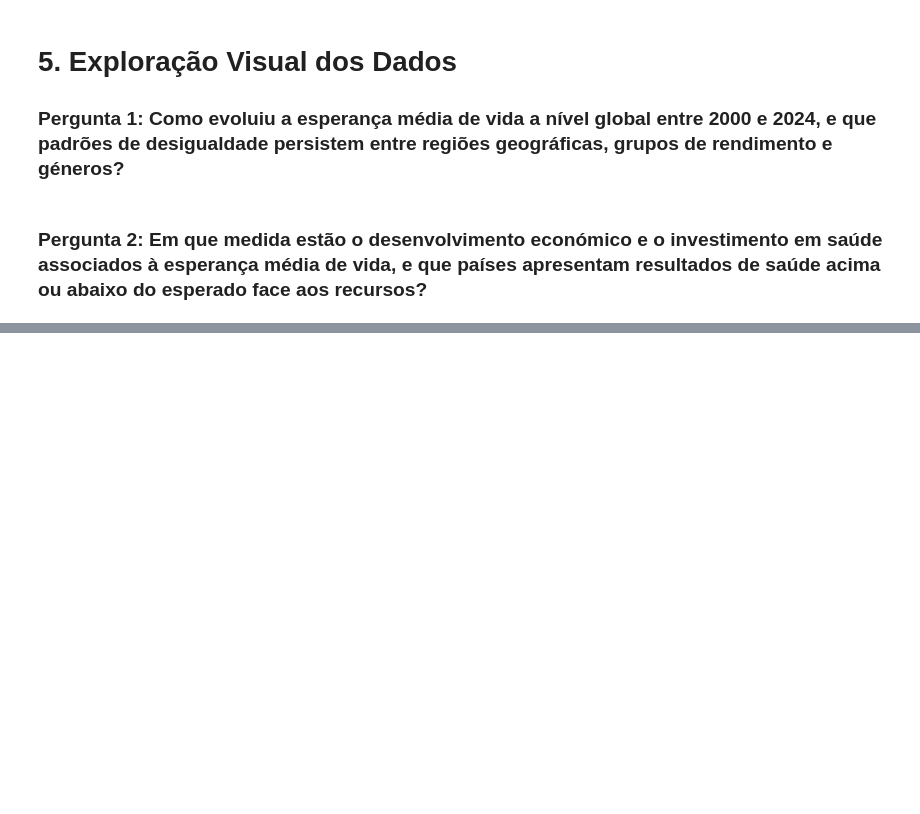
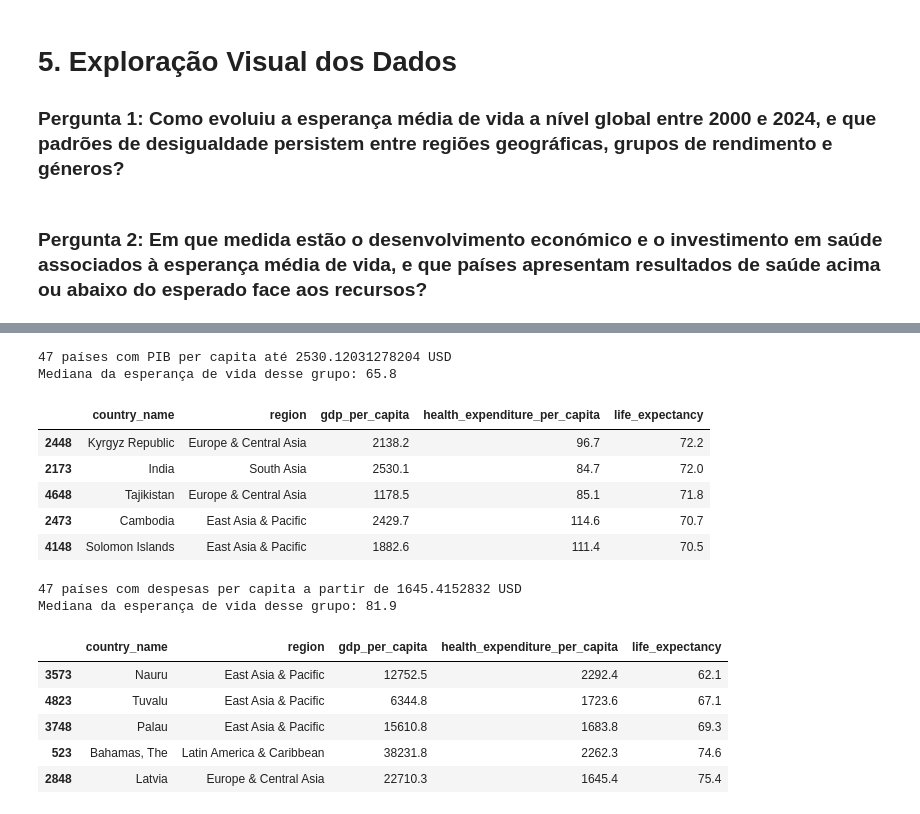
Before and after one commit to matilde-quiterio/Data-visualization, a Jupyter notebook: notebook.ipynb, the cells around one changed output, grey strips where cells are left out. Drawn from its saved outputs; the diff is of its cells as text; code cells hidden in the pictures; blank space fills up the shorter version.

```diff
--- a/notebook.ipynb
+++ b/notebook.ipynb
@@ -265,0 +358,38 @@ Que países têm esperança de vida elevada com poucos recursos económicos, e q
+# %%
+# Países com poucos recursos, o primeiro quartil (25% do total) com menor PIB per capita
+limite_pobres = dados_2023["gdp_per_capita"].quantile(0.25)
+pobres = dados_2023[dados_2023["gdp_per_capita"] <= limite_pobres]
+#Países mais pobres com maior esperança de vida.
+melhores_pobres = pobres.sort_values("life_expectancy", ascending=False).head()
+
+#Países que gastam muito, os 25% com maior despesa em saúde per capita
+limite_gasto = dados_2023["health_expenditure_per_capita"].quantile(0.75)
+gastadores = dados_2023[dados_2023["health_expenditure_per_capita"] >= limite_gasto]
+piores_gastadores = gastadores.sort_values("life_expectancy").head()
+
+colunas_tabela = ["country_name", "region", "gdp_per_capita", "health_expenditure_per_capita", "life_expectancy"]
+
+print(f"{len(pobres)} países com PIB per capita até {limite_pobres:} USD")
+print("Mediana da esperança de vida desse grupo:", round(pobres["life_expectancy"].median(), 1))
+display(melhores_pobres[colunas_tabela].round(1))
+
+print(f"{len(gastadores)} países com despesas per capita a partir de {limite_gasto:} USD")
+print("Mediana da esperança de vida desse grupo:", round(gastadores["life_expectancy"].median(), 1))
+display(piores_gastadores[colunas_tabela].round(1))
+# %% [output]
+47 países com PIB per capita até 2530.12031278204 USD
+Mediana da esperança de vida desse grupo: 65.8
+|  | country_name | region | gdp_per_capita | health_expenditure_per_capita | life_expectancy |
+| 2448 | Kyrgyz Republic | Europe & Central Asia | 2138.2 | 96.7 | 72.2 |
+| 2173 | India | South Asia | 2530.1 | 84.7 | 72.0 |
+| 4648 | Tajikistan | Europe & Central Asia | 1178.5 | 85.1 | 71.8 |
+| 2473 | Cambodia | East Asia & Pacific | 2429.7 | 114.6 | 70.7 |
+| 4148 | Solomon Islands | East Asia & Pacific | 1882.6 | 111.4 | 70.5 |
+47 países com despesas per capita a partir de 1645.4152832 USD
+Mediana da esperança de vida desse grupo: 81.9
+|  | country_name | region | gdp_per_capita | health_expenditure_per_capita | life_expectancy |
+| 3573 | Nauru | East Asia & Pacific | 12752.5 | 2292.4 | 62.1 |
+| 4823 | Tuvalu | East Asia & Pacific | 6344.8 | 1723.6 | 67.1 |
+| 3748 | Palau | East Asia & Pacific | 15610.8 | 1683.8 | 69.3 |
+| 523 | Bahamas, The | Latin America & Caribbean | 38231.8 | 2262.3 | 74.6 |
+| 2848 | Latvia | Europe & Central Asia | 22710.3 | 1645.4 | 75.4 |
```
Also changed, not shown: parts of 13 cells of this notebook.
